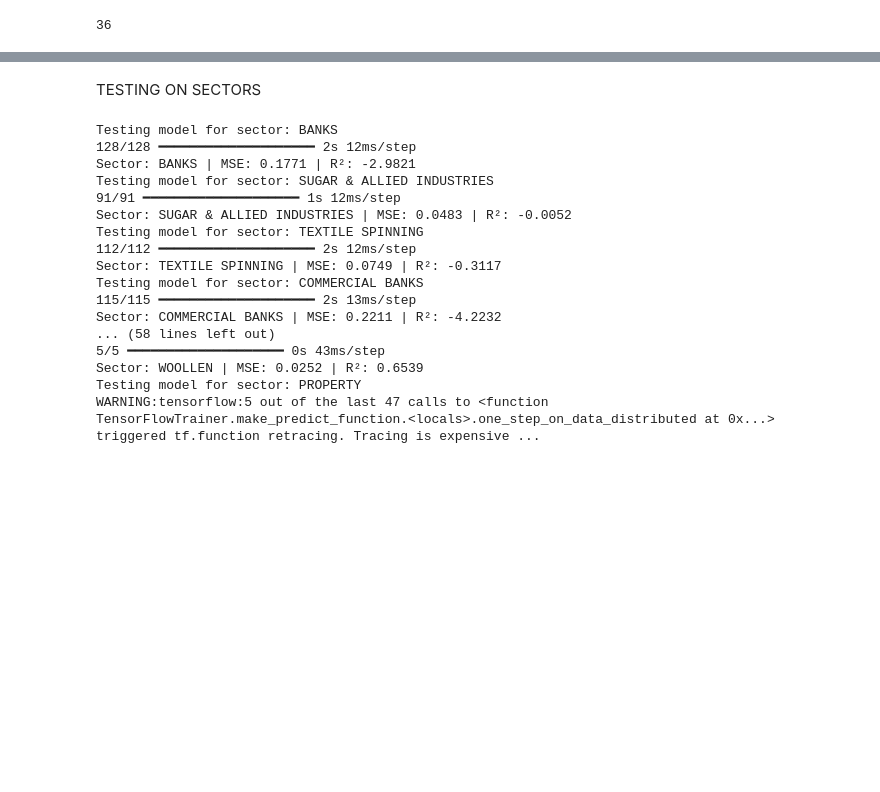
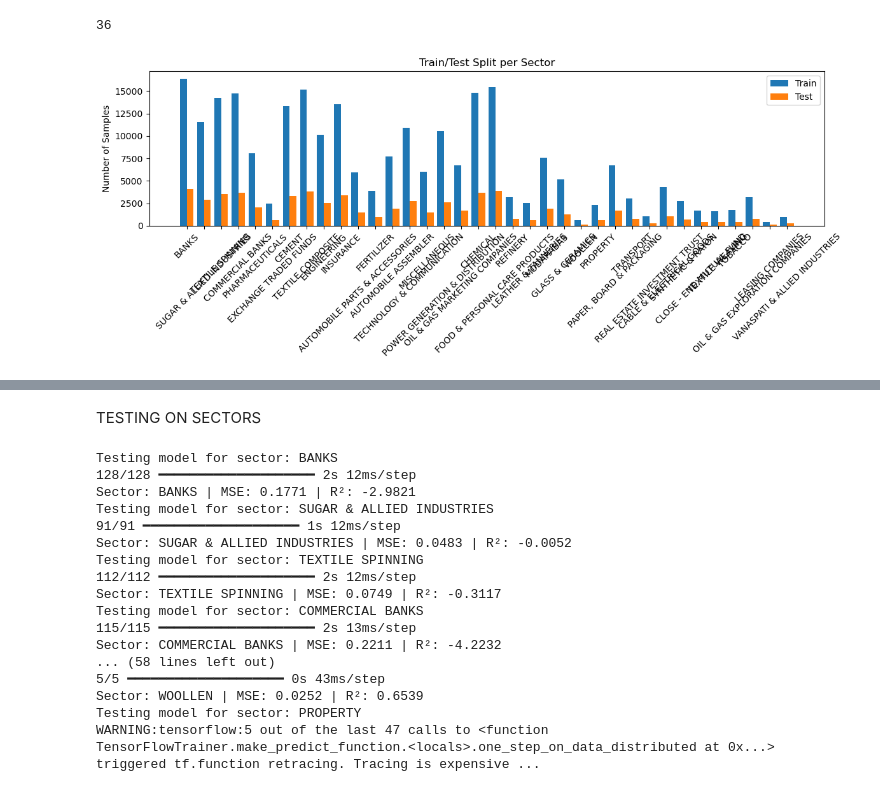
Before and after one commit to anosha2001/PSXAnalyser, a Jupyter notebook: company_data.ipynb, the cells around one changed output, grey strips where cells are left out. Drawn from its saved outputs; the diff is of its cells as text; code cells hidden in the pictures; blank space fills up the shorter version.

```diff
--- a/company_data.ipynb
+++ b/company_data.ipynb
@@ -412,12 +419,32 @@ sector_train_datasets = {}
 sector_test_datasets = {}
 
 for sector, (X, y) in sector_datasets.items():
-    X_train, X_test, y_train, y_test = train_test_split(
-        X, y, test_size=0.2, random_state=42
-    )
+    split_index = int(len(X) * 0.8)
+    X_train, X_test = X[:split_index], X[split_index:]
+    y_train, y_test = y[:split_index], y[split_index:]
     sector_train_datasets[sector] = (X_train, y_train)
     sector_test_datasets[sector] = (X_test, y_test)
 # %%
 print(len(sector_train_datasets))
 # %% [output]
 36
+# %%
+import matplotlib.pyplot as plt
+
+# 1. Visualize sample count per sector
+sectors = list(sector_train_datasets.keys())
+train_sizes = [sector_train_datasets[s][0].shape[0] for s in sectors]
+test_sizes = [sector_test_datasets[s][0].shape[0] for s in sectors]
+
+x = range(len(sectors))
+plt.figure(figsize=(12, 5))
+plt.bar(x, train_sizes, width=0.4, label='Train')
+plt.bar([i + 0.4 for i in x], test_sizes, width=0.4, label='Test')
+plt.xticks([i + 0.2 for i in x], sectors, rotation=45)
+plt.ylabel("Number of Samples")
+plt.title("Train/Test Split per Sector")
+plt.legend()
+plt.tight_layout()
+plt.show()
+# %% [output]
+[figure, added]
```
Also changed, not shown: parts of 5 cells of this notebook.
